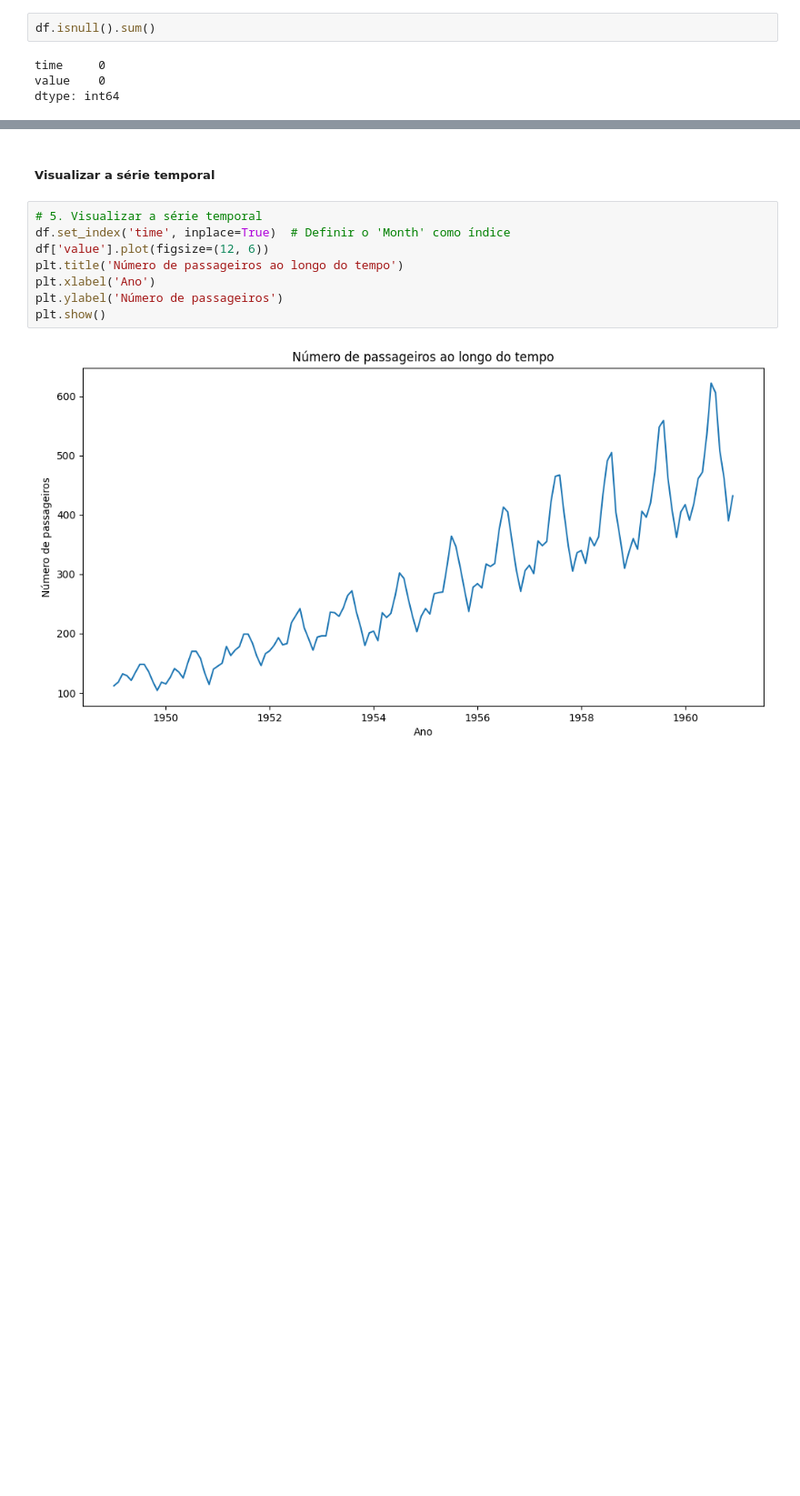
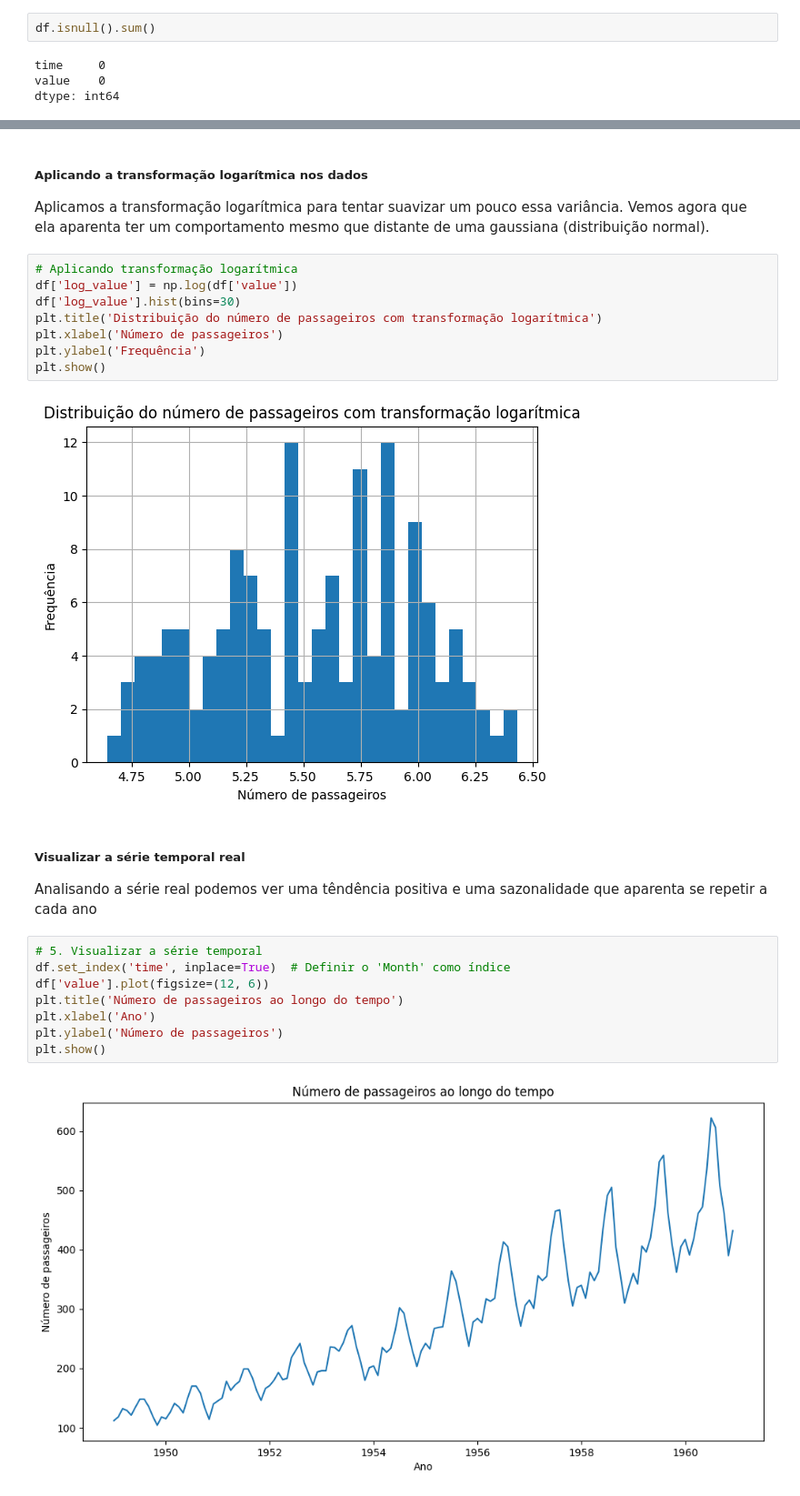
Before and after one commit to jonnathann/portifolio_ra, a Jupyter notebook: notebooks/temporal_series_analisys.ipynb, the cells around one changed output, grey strips where cells are left out. Shown at 91% size. Drawn from its saved outputs; the diff is of its cells as text; blank space fills up the shorter version.

Commit message:
realizando mais algumas análises na série temporal

```diff
--- a/notebooks/temporal_series_analisys.ipynb
+++ b/notebooks/temporal_series_analisys.ipynb
@@ -57,8 +62,24 @@ plt.ylabel('Frequência')
 plt.show()
 # %% [output]
 [figure]
+# %% [markdown]
+##### Aplicando a transformação logarítmica nos dados
+
+Aplicamos a transformação logarítmica para tentar suavizar um pouco essa variância. Vemos agora que ela aparenta ter um comportamento mesmo que distante de uma gaussiana (distribuição normal).
+# %%
+# Aplicando transformação logarítmica
+df['log_value'] = np.log(df['value'])
+df['log_value'].hist(bins=30)
+plt.title('Distribuição do número de passageiros com transformação logarítmica')
+plt.xlabel('Número de passageiros')
+plt.ylabel('Frequência')
+plt.show()
+# %% [output]
+[figure, added]
 # %% [markdown]
-##### Visualizar a série temporal
+##### Visualizar a série temporal real
+
+Analisando a série real podemos ver uma têndência positiva e uma sazonalidade que aparenta se repetir a cada ano
 # %%
 # 5. Visualizar a série temporal
 df.set_index('time', inplace=True)  # Definir o 'Month' como índice
```
Also changed, not shown: parts of 15 cells of this notebook.
